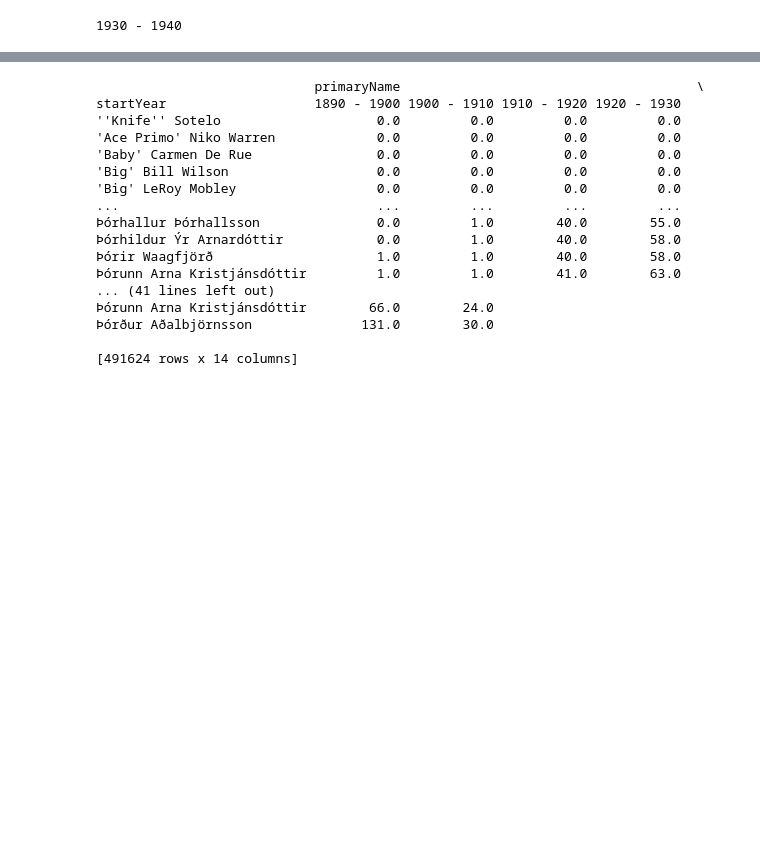
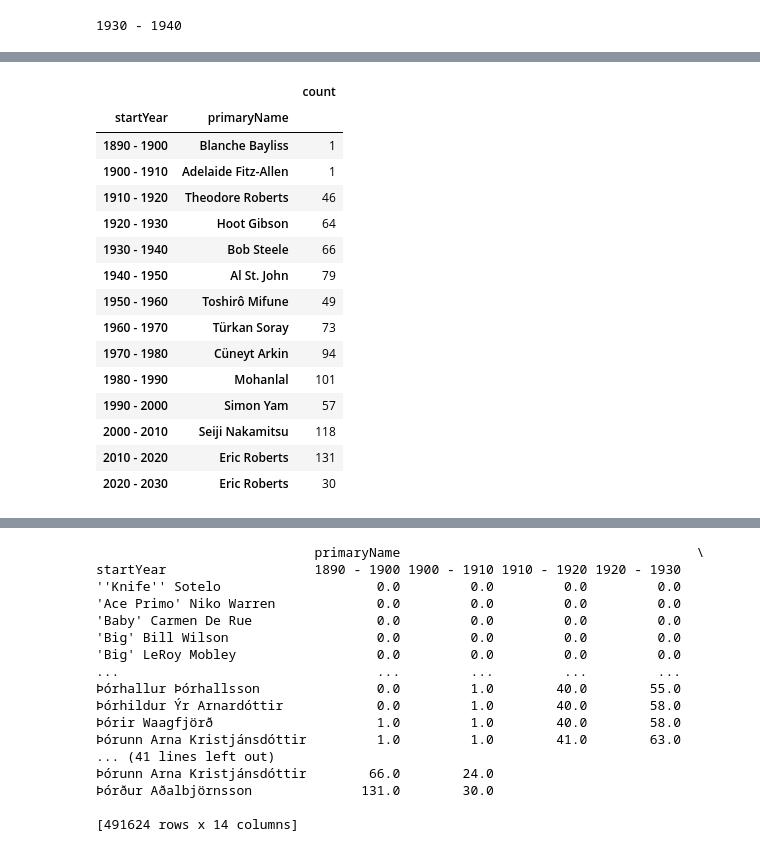
Before and after one commit to BerengerQueune/ABC-Data, a Jupyter notebook: Bérenger/Code.ipynb, the cells around one changed output, grey strips where cells are left out. Saved outputs shown, nothing was run; the diff lists cells and outputs as text; code cells hidden in the pictures; blank space fills up the shorter version.

```diff
--- a/Bérenger/Code.ipynb
+++ b/Bérenger/Code.ipynb
@@ -118,6 +116,9 @@ fig.update_layout(showlegend=False, title_x=0.5)
 # %% [markdown]
 # <span style="color:orange">Quels sont les acteurs les plus présents ? A quelle période ?</span>
 # %%
-# Quels sont les acteurs les plus présents ? A quelle période ?
 # étape 1 : Nettoyage de la base de données pour retirer les titres qui n'ont pas de startYear
-merge_basics_principals8 = merge_basics_principals7[merge_basics_principals7['startYear'] != "\\N"]
+actors_occurence_df8 = actors_occurence_df7[actors_occurence_df7['startYear'] != "\\N"]
+# Garder les colonnes primaryName et startYear pour alléger le dataset
+actors_occurence_df9 = actors_occurence_df8[["primaryName", "startYear"]]
+# Reset de l'index
+actors_occurence_df10 = actors_occurence_df9.reset_index(drop=True)
@@ -136,5 +133,6 @@ print(find_decade(1934))
 # %% [output]
 1930 - 1940
 # %%
-merge_basics_principals_test4 = merge_basics_principals_test2.astype({"startYear": int})
-merge_basics_principals_test4["startYear"] = merge_basics_principals_test4["startYear"].apply(find_decade)
+# étape 3 : application de la fonction
+actors_occurence_df11 = actors_occurence_df10.astype({"startYear": int})
+actors_occurence_df11["startYear"] = actors_occurence_df11["startYear"].apply(find_decade)
@@ -156,0 +139,3 @@ Name: primaryName, Length: 491624, dtype: int64
+# %%
+# étape 4 : reset de l'index
+actors_occurence_df11.reset_index(inplace=True)
@@ -156,0 +166,4 @@ Name: primaryName, Length: 491624, dtype: int64
+# %%
+# étape 6 : placer les résultats du count du plus haut au plus bas
+groupedDf = actors_occurence_df11.groupby(['startYear', 'primaryName'] ).size()
+groupedDf.head()
@@ -156,0 +178,21 @@ Name: primaryName, Length: 491624, dtype: int64
+# %%
+# étape 7 : Récupérer uniquement les 5 plus hautes valeur de la colonne count
+df_final  = pd.DataFrame({'count' : groupedDf.groupby(level='startYear').nlargest(1).reset_index(level=0, drop=True)})
+df_final.head(60)
+# %% [output]
+|  |  | count |
+| startYear | primaryName |  |
+| 1890 - 1900 | Blanche Bayliss | 1 |
+| 1900 - 1910 | Adelaide Fitz-Allen | 1 |
+| 1910 - 1920 | Theodore Roberts | 46 |
+| 1920 - 1930 | Hoot Gibson | 64 |
+| 1930 - 1940 | Bob Steele | 66 |
+| 1940 - 1950 | Al St. John | 79 |
+| 1950 - 1960 | Toshirô Mifune | 49 |
+| 1960 - 1970 | Türkan Soray | 73 |
+| 1970 - 1980 | Cüneyt Arkin | 94 |
+| 1980 - 1990 | Mohanlal | 101 |
+| 1990 - 2000 | Simon Yam | 57 |
+| 2000 - 2010 | Seiji Nakamitsu | 118 |
+| 2010 - 2020 | Eric Roberts | 131 |
+| 2020 - 2030 | Eric Roberts | 30 |
```
Also changed, not shown: parts of 33 cells of this notebook.
